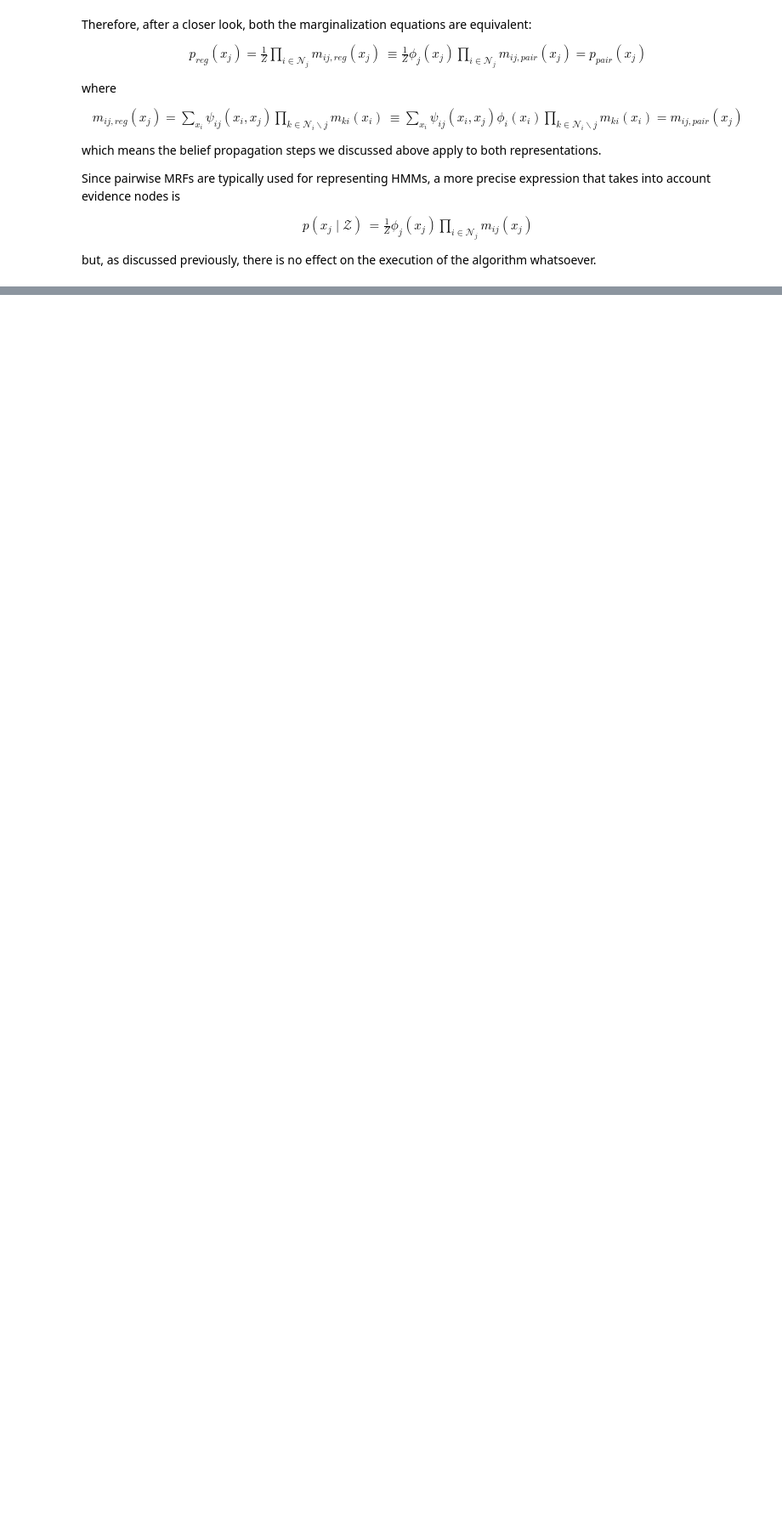
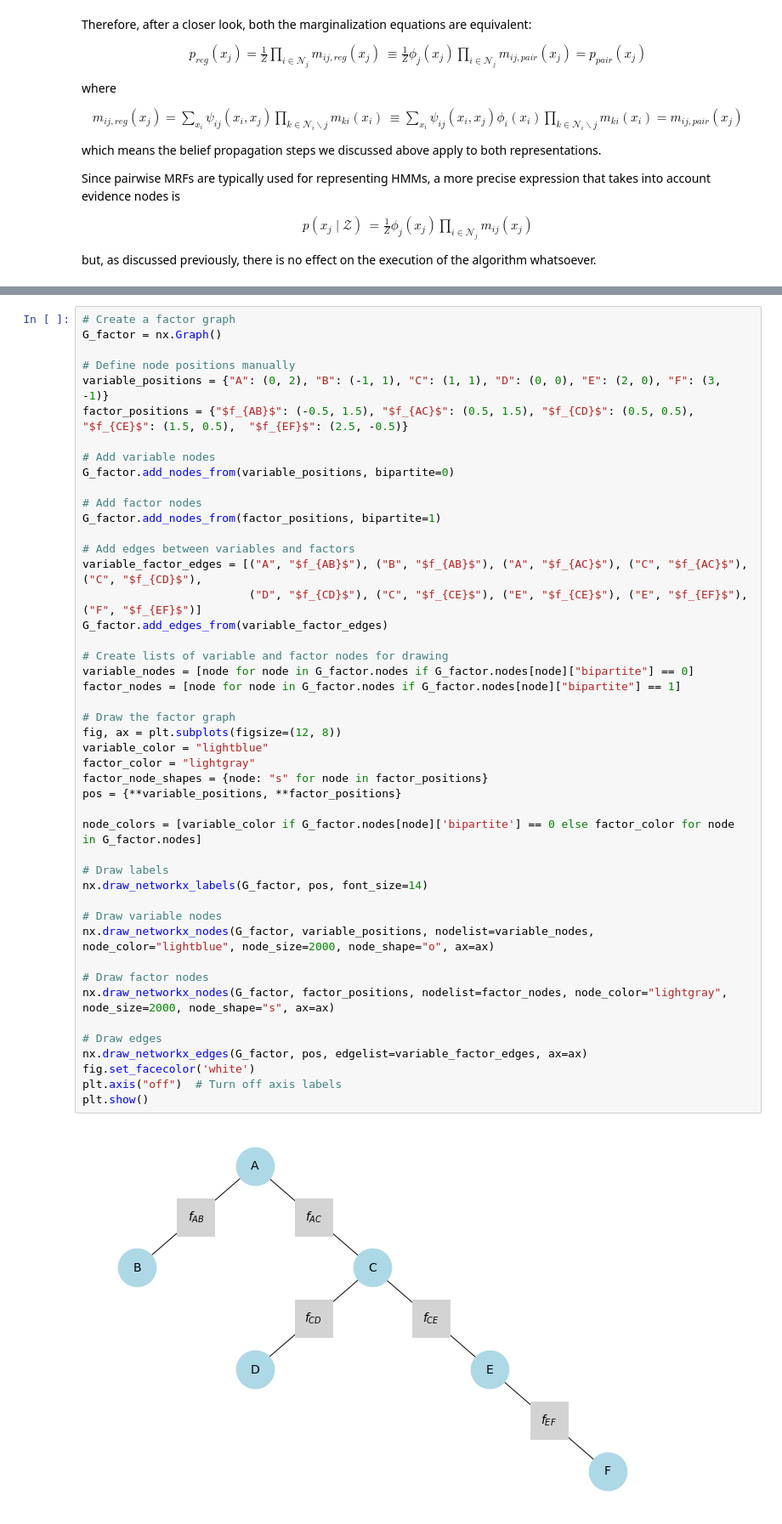
Before and after one commit to khaiyichin/teach_learn_notes, a Jupyter notebook: stats/belief_propagation_example.ipynb, the cells around one changed output, grey strips where cells are left out. Shown at 85% size. Saved outputs shown, nothing was run; the diff lists cells and outputs as text; blank space fills up the shorter version.

Commit message:
Added subsection on factor graphs.

```diff
--- a/stats/belief_propagation_example.ipynb
+++ b/stats/belief_propagation_example.ipynb
@@ -284,0 +288,48 @@ but, as discussed previously, there is no effect on the execution of the algorit
+# %%
+# Create a factor graph
+G_factor = nx.Graph()
+
+# Define node positions manually
+variable_positions = {"A": (0, 2), "B": (-1, 1), "C": (1, 1), "D": (0, 0), "E": (2, 0), "F": (3, -1)}
+factor_positions = {"$f_{AB}$": (-0.5, 1.5), "$f_{AC}$": (0.5, 1.5), "$f_{CD}$": (0.5, 0.5), "$f_{CE}$": (1.5, 0.5),  "$f_{EF}$": (2.5, -0.5)}
+
+# Add variable nodes
+G_factor.add_nodes_from(variable_positions, bipartite=0)
+
+# Add factor nodes
+G_factor.add_nodes_from(factor_positions, bipartite=1)
+
+# Add edges between variables and factors
+variable_factor_edges = [("A", "$f_{AB}$"), ("B", "$f_{AB}$"), ("A", "$f_{AC}$"), ("C", "$f_{AC}$"), ("C", "$f_{CD}$"),
+                         ("D", "$f_{CD}$"), ("C", "$f_{CE}$"), ("E", "$f_{CE}$"), ("E", "$f_{EF}$"), ("F", "$f_{EF}$")]
+G_factor.add_edges_from(variable_factor_edges)
+
+# Create lists of variable and factor nodes for drawing
+variable_nodes = [node for node in G_factor.nodes if G_factor.nodes[node]["bipartite"] == 0]
+factor_nodes = [node for node in G_factor.nodes if G_factor.nodes[node]["bipartite"] == 1]
+
+# Draw the factor graph
+fig, ax = plt.subplots(figsize=(12, 8))
+variable_color = "lightblue"
+factor_color = "lightgray"
+factor_node_shapes = {node: "s" for node in factor_positions}
+pos = {**variable_positions, **factor_positions}
+
+node_colors = [variable_color if G_factor.nodes[node]['bipartite'] == 0 else factor_color for node in G_factor.nodes]
+
+# Draw labels
+nx.draw_networkx_labels(G_factor, pos, font_size=14)
+
+# Draw variable nodes
+nx.draw_networkx_nodes(G_factor, variable_positions, nodelist=variable_nodes, node_color="lightblue", node_size=2000, node_shape="o", ax=ax)
+
+# Draw factor nodes
+nx.draw_networkx_nodes(G_factor, factor_positions, nodelist=factor_nodes, node_color="lightgray", node_size=2000, node_shape="s", ax=ax)
+
+# Draw edges
+nx.draw_networkx_edges(G_factor, pos, edgelist=variable_factor_edges, ax=ax)
+fig.set_facecolor('white')
+plt.axis("off")  # Turn off axis labels
+plt.show()
+# %% [output]
+[figure, added]
```
Also changed, not shown: parts of 9 cells of this notebook.
